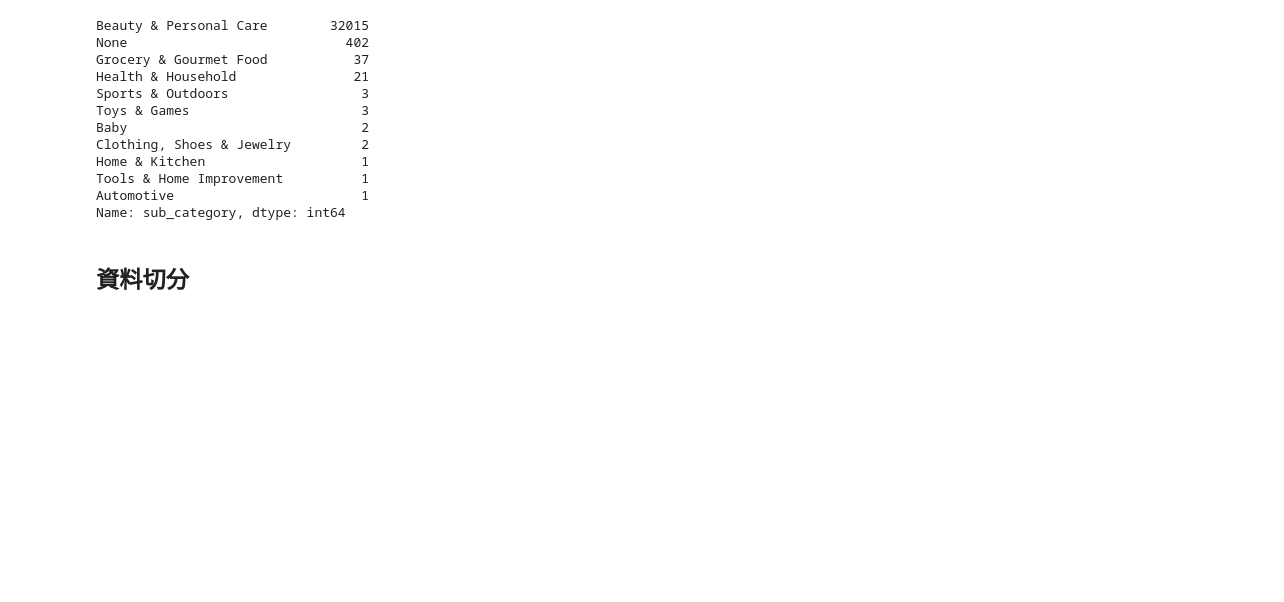
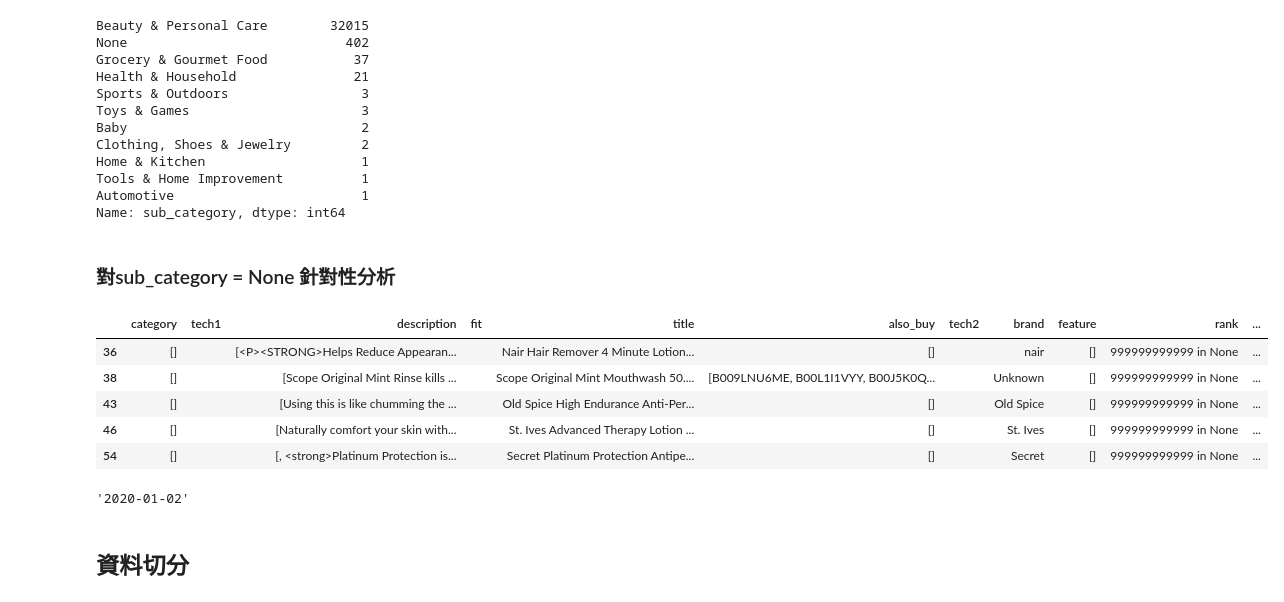
Before and after one commit to RoiWu/data-course-sample, a Jupyter notebook: content_based_filter.ipynb, the cells around one changed output. Cells and saved outputs as stored; diff of their text form; code cells hidden in the pictures; blank space fills up the shorter version.

```diff
--- a/content_based_filter.ipynb
+++ b/content_based_filter.ipynb
@@ -122,6 +141,27 @@ Home & Kitchen                    1
 Tools & Home Improvement          1
 Automotive                        1
 Name: sub_category, dtype: int64
+# %% [markdown]
+### 對sub_category = None 針對性分析
+# %%
+metadata_clean[metadata_clean["sub_category"]=="None"].head()
+# %% [output]
+|  | category | tech1 | description | fit | title | also_buy | tech2 | brand | feature | rank | ... |
+| 36 | [] |  | [<P><STRONG>Helps Reduce Appearan... |  | Nair Hair Remover 4 Minute Lotion... | [] |  | nair | [] | 999999999999 in None | ... |
+| 38 | [] |  | [Scope Original Mint Rinse kills ... |  | Scope Original Mint Mouthwash 50.... | [B009LNU6ME, B00L1I1VYY, B00J5K0Q... |  | Unknown | [] | 999999999999 in None | ... |
+| 43 | [] |  | [Using this is like chumming the ... |  | Old Spice High Endurance Anti-Per... | [] |  | Old Spice | [] | 999999999999 in None | ... |
+| 46 | [] |  | [Naturally comfort your skin with... |  | St. Ives Advanced Therapy Lotion ... | [] |  | St. Ives | [] | 999999999999 in None | ... |
+| 54 | [] |  | [, <strong>Platinum Protection is... |  | Secret Platinum Protection Antipe... | [] |  | Secret | [] | 999999999999 in None | ... |
+# %%
+def historyCounts(start, end, biastime):
+  current = start
+  output = []
+  while current < end:
+    break
+
+(datetime(2020,1,1)+relativedelta(months=1)).strftime("%Y-%d-%m")
+# %% [output]
+'2020-01-02'
 # %% [markdown]
 ## 資料切分
 # %%
```
Also changed, not shown: parts of 3 cells of this notebook.
